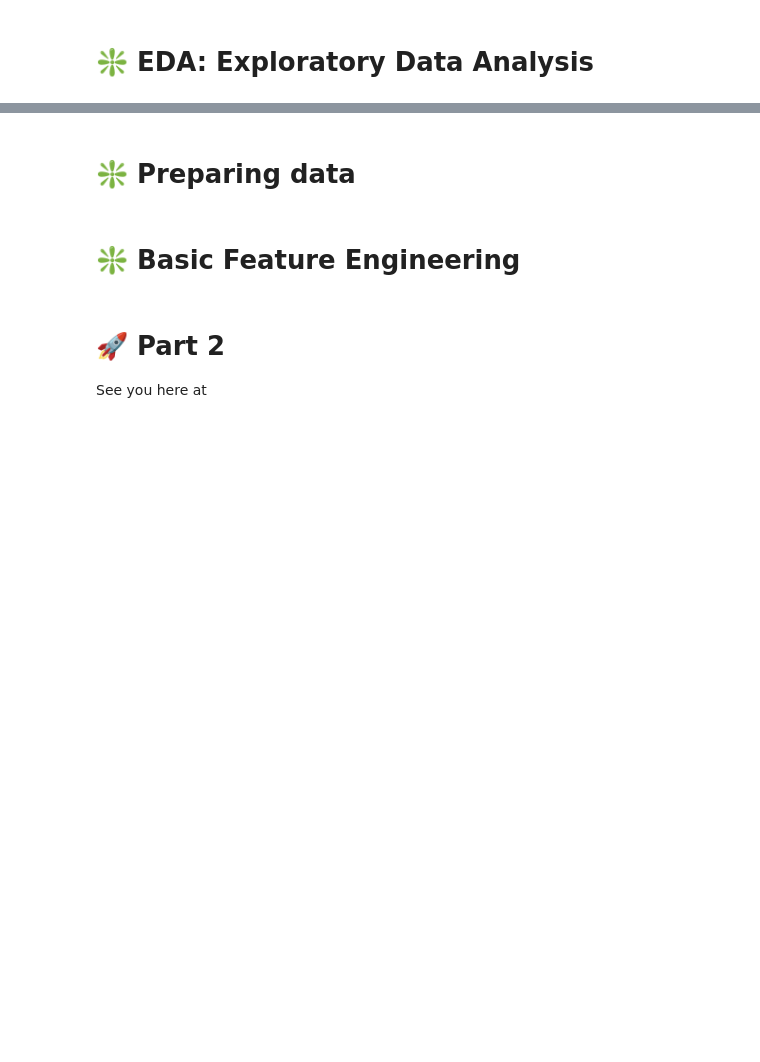
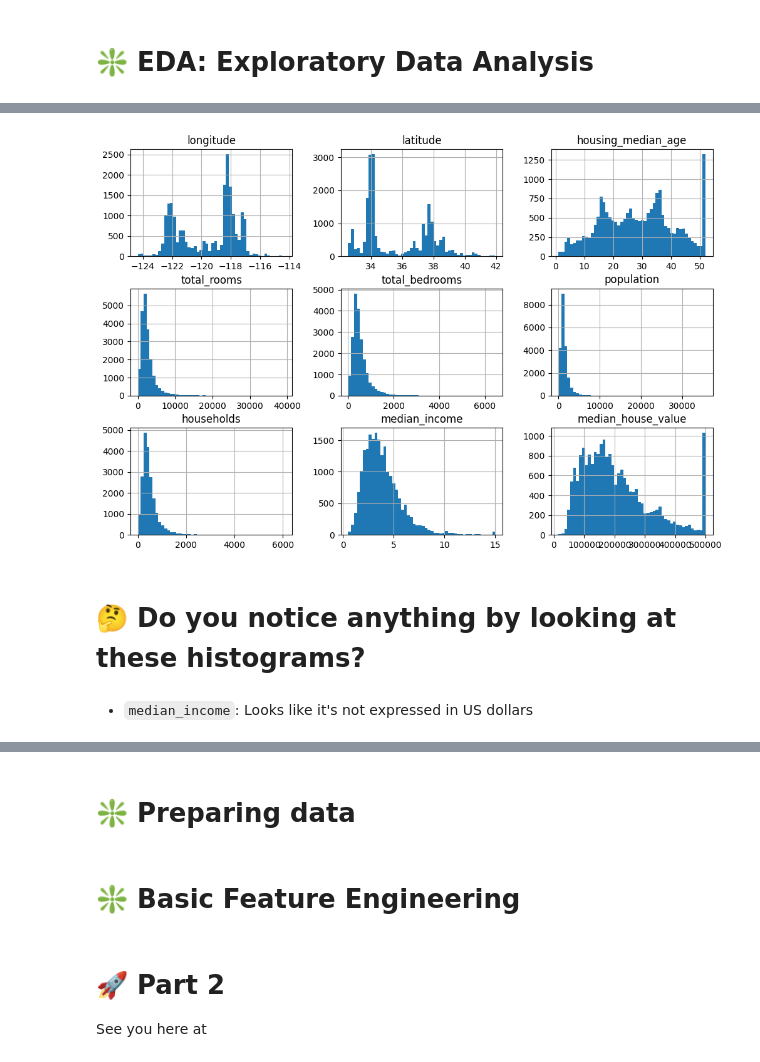
Before and after one commit to MichelleVik/Intro-to-Machine-Learning, a Jupyter notebook: 2_FE_model_setup/FE.ipynb, the cells around one changed output, grey strips where cells are left out. Saved outputs shown, nothing was run; the diff lists cells and outputs as text; code cells hidden in the pictures; blank space fills up the shorter version.

```diff
--- a/2_FE_model_setup/FE.ipynb
+++ b/2_FE_model_setup/FE.ipynb
@@ -392,0 +518,9 @@ df.iloc[3, 3]
+# %%
+df.hist(bins=50, figsize=(12, 8))
+plt.show()
+# %% [output]
+[figure, added]
+# %% [markdown]
+# 🤔 Do you notice anything by looking at these histograms?
+# %% [markdown]
+- `median_income`: Looks like it's not expressed in US dollars
```
Also changed, not shown: parts of 92 cells of this notebook, 2 other files.
